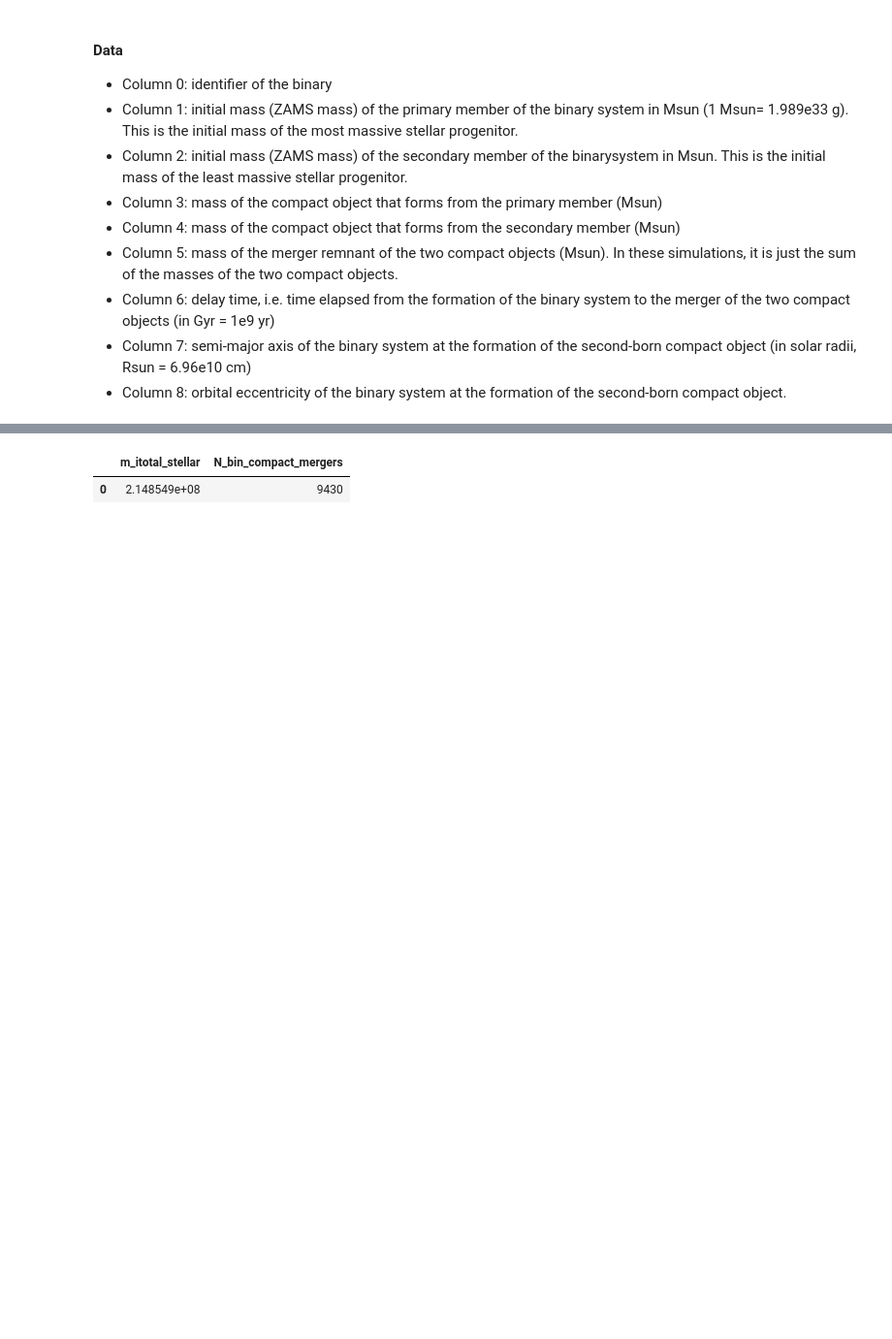
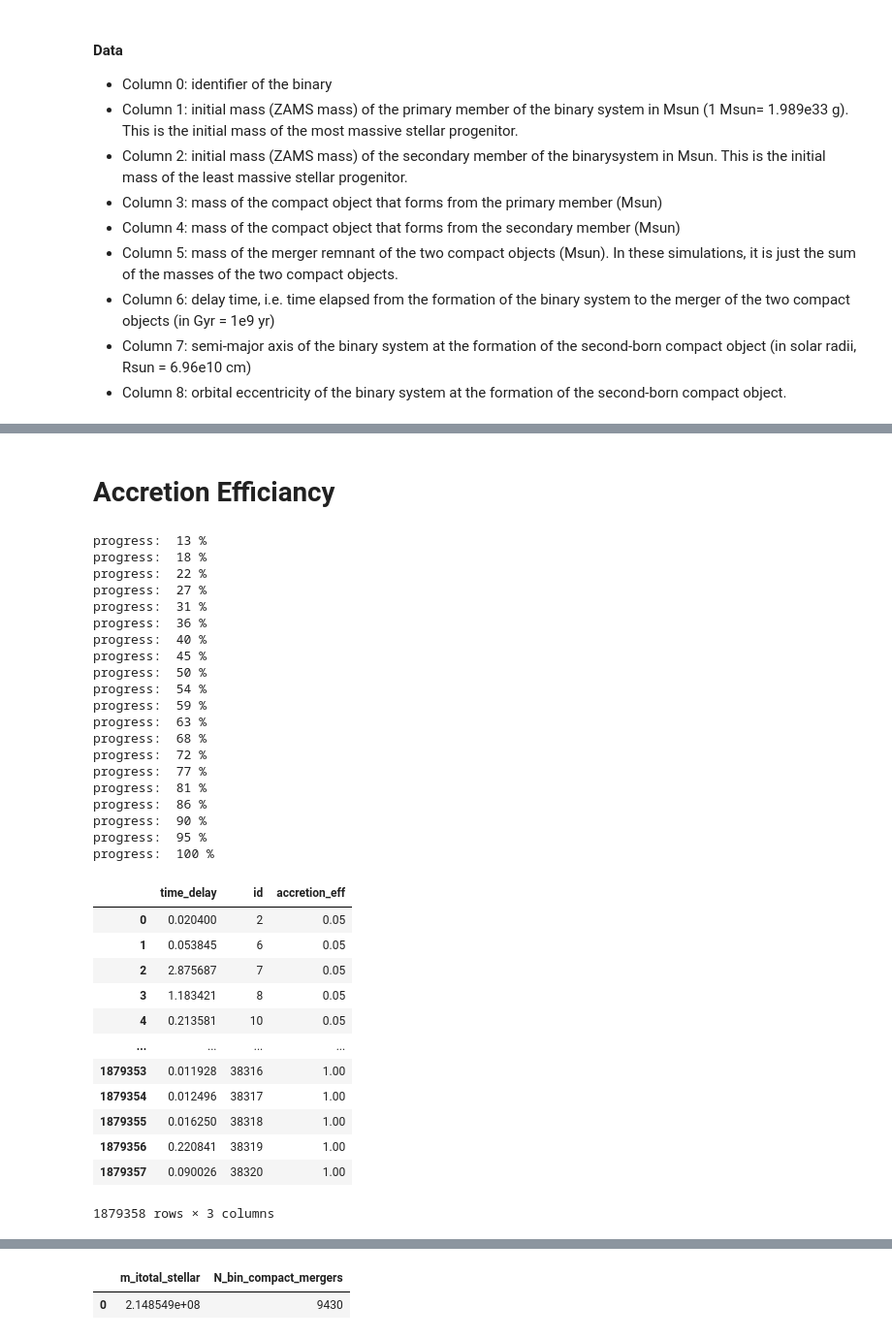
Before and after one commit to DanHarJor/CompLabB-UNIPD-TeamDream, a Jupyter notebook: Daniel/project_jake_danielEdit.ipynb, the cells around one changed output, grey strips where cells are left out. Shown at 97% size. Drawn from its saved outputs; the diff is of its cells as text; code cells hidden in the pictures; blank space fills up the shorter version.

```diff
--- a/Daniel/project_jake_danielEdit.ipynb
+++ b/Daniel/project_jake_danielEdit.ipynb
@@ -66,20 +52,0 @@ te([0,2])
-# %%
-import matplotlib.pyplot as plt
-
-for j in range(0, len(f_MT_lb)):
-    print("j = ", j, 'f_MT', f_MT[j])
-    for i in range(0, len(alpha)):
-        filepath = "~/project_lcp/data/vnew_delayed_fMT"+f_MT_lb[j] + "/A"+alpha_lb[i] +"/data_BHBs_"+Z_lb[5]+".txt"
-        print("i = ", i, filepath)
-        if (i==0 and j==0):
-            df_conc = pd.read_csv(filepath, sep=" ", skiprows=[0], header=None, usecols=[6], names =["time_delay"] )
-            df_conc["alpha"]= alpha[i]
-            df_conc["f_MT"]= f_MT[j]
-        else:
-            df_time = pd.read_csv(filepath, sep=" ", skiprows=[0], header=None, usecols=[6], names =["time_delay"])
-            df_time.columns.values[0] = "time_delay"
-            df_time["alpha"]= alpha[i]
-            df_time["f_MT"]= f_MT[j]
-            df_conc=pd.concat([df_conc, df_time], ignore_index=True)
-
-print(df_total["alpha"].mean())
@@ -202,0 +184,41 @@ KeyboardInterrupt:
+# %% [markdown]
+# Accretion Efficiancy
+# %%
+# Accretion Efficiency f_MT, getting the data
+df = getData(fmt_inc = True, fmt_index = 'all')
+df.columns = ['time_delay','id','accretion_eff']
+df
+# %% [output]
+progress:  13 %
+progress:  18 %
+progress:  22 %
+progress:  27 %
+progress:  31 %
+progress:  36 %
+progress:  40 %
+progress:  45 %
+progress:  50 %
+progress:  54 %
+progress:  59 %
+progress:  63 %
+progress:  68 %
+progress:  72 %
+progress:  77 %
+progress:  81 %
+progress:  86 %
+progress:  90 %
+progress:  95 %
+progress:  100 %
+|  | time_delay | id | accretion_eff |
+| 0 | 0.020400 | 2 | 0.05 |
+| 1 | 0.053845 | 6 | 0.05 |
+| 2 | 2.875687 | 7 | 0.05 |
+| 3 | 1.183421 | 8 | 0.05 |
+| 4 | 0.213581 | 10 | 0.05 |
+| ... | ... | ... | ... |
+| 1879353 | 0.011928 | 38316 | 1.00 |
+| 1879354 | 0.012496 | 38317 | 1.00 |
+| 1879355 | 0.016250 | 38318 | 1.00 |
+| 1879356 | 0.220841 | 38319 | 1.00 |
+| 1879357 | 0.090026 | 38320 | 1.00 |
+1879358 rows × 3 columns
```
Also changed, not shown: parts of 12 cells of this notebook.
